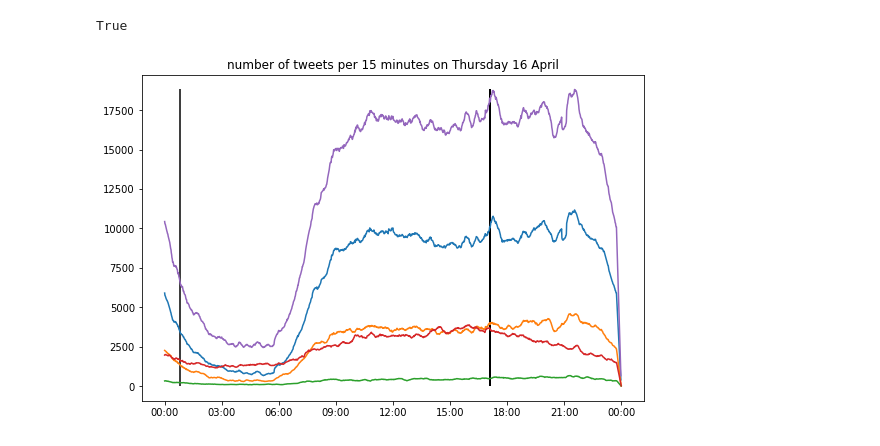
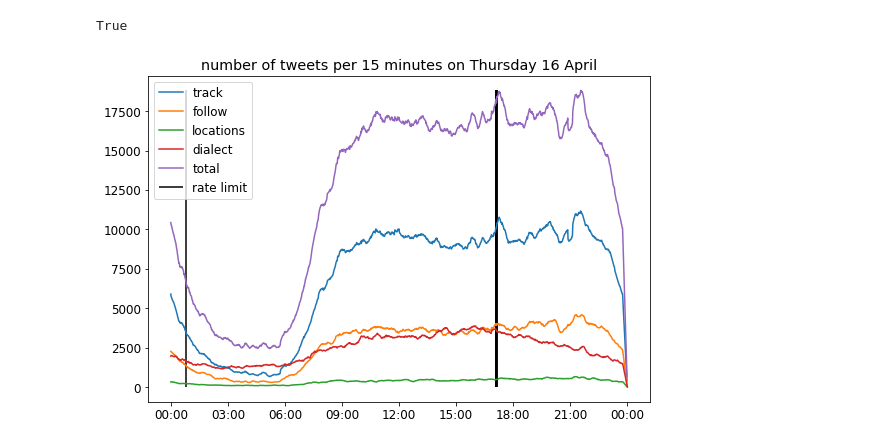
Before and after one commit to puregome/notebooks, a Jupyter notebook: rate-limit-checks.ipynb, the cells around one changed output. Drawn from its saved outputs; the diff is of its cells as text; code cells hidden in the pictures.

Commit message:
improved graphs

```diff
--- a/rate-limit-checks.ipynb
+++ b/rate-limit-checks.ipynb
@@ -62,14 +62,16 @@ myFmt = mdates.DateFormatter('%H:%M')
 DATEFORMAT = "%Y%m%d%H%M"
 
 plt.figure(figsize=(9,6))
-ax = plt.subplot(111)
-ax.xaxis.set_major_formatter(myFmt)
-ax.plot_date(stringArrayToDates(counts[TRACK].keys(),dateFormat=DATEFORMAT),list(counts[TRACK].values()),xdate=True,fmt="-",label=TRACK)
-ax.plot_date(stringArrayToDates(counts[FOLLOW].keys(),dateFormat=DATEFORMAT),list(counts[FOLLOW].values()),xdate=True,fmt="-",label=FOLLOW)
-ax.plot_date(stringArrayToDates(counts[LOCATIONS].keys(),dateFormat=DATEFORMAT),list(counts[LOCATIONS].values()),xdate=True,fmt="-",label=LOCATIONS)
-ax.plot_date(stringArrayToDates(counts[DIALECT].keys(),dateFormat=DATEFORMAT),list(counts[DIALECT].values()),xdate=True,fmt="-",label=DIALECT)
-ax.plot_date(stringArrayToDates(counts[TOTAL].keys(),dateFormat=DATEFORMAT),list(counts[TOTAL].values()),xdate=True,fmt="-",label=TOTAL)
+ax1 = plt.subplot(111)
+ax1.xaxis.set_major_formatter(myFmt)
+ax1.plot_date(stringArrayToDates(counts[TRACK].keys(),dateFormat=DATEFORMAT),list(counts[TRACK].values()),xdate=True,fmt="-",label=TRACK)
+ax1.plot_date(stringArrayToDates(counts[FOLLOW].keys(),dateFormat=DATEFORMAT),list(counts[FOLLOW].values()),xdate=True,fmt="-",label=FOLLOW)
+ax1.plot_date(stringArrayToDates(counts[LOCATIONS].keys(),dateFormat=DATEFORMAT),list(counts[LOCATIONS].values()),xdate=True,fmt="-",label=LOCATIONS)
+ax1.plot_date(stringArrayToDates(counts[DIALECT].keys(),dateFormat=DATEFORMAT),list(counts[DIALECT].values()),xdate=True,fmt="-",label=DIALECT)
+ax1.plot_date(stringArrayToDates(counts[TOTAL].keys(),dateFormat=DATEFORMAT),list(counts[TOTAL].values()),xdate=True,fmt="-",label=TOTAL)
+ax1.legend()
 for i in range(0,len(RATELIMITHITS)):
-    plt.vlines(datetime.fromtimestamp(int(RATELIMITHITS[i][0:10])),0,max(counts[TOTAL].values()))
+    plt.vlines(datetime.fromtimestamp(int(RATELIMITHITS[i][0:10])),0,max(counts[TOTAL].values()),label="rate limit" if i == 0 else "")
 plt.title("number of tweets per minute on Thursday 16 April")
-dummy = ax.legend()
+ax1.legend()
+plt.show()
@@ -90,17 +94,18 @@ True
 # %%
 MINS = 15
 
 plt.figure(figsize=(9,6))
 ax2 = plt.subplot(111)
 ax2.xaxis.set_major_formatter(myFmt)
 ax2.plot_date(stringArrayToDates(counts[TRACK].keys(),dateFormat=DATEFORMAT),list(aggregate(counts[TRACK],MINS).values()),xdate=True,fmt="-",label=TRACK)
 ax2.plot_date(stringArrayToDates(counts[FOLLOW].keys(),dateFormat=DATEFORMAT),list(aggregate(counts[FOLLOW],MINS).values()),xdate=True,fmt="-",label=FOLLOW)
 ax2.plot_date(stringArrayToDates(counts[LOCATIONS].keys(),dateFormat=DATEFORMAT),list(aggregate(counts[LOCATIONS],MINS).values()),xdate=True,fmt="-",label=LOCATIONS)
 ax2.plot_date(stringArrayToDates(counts[DIALECT].keys(),dateFormat=DATEFORMAT),list(aggregate(counts[DIALECT],MINS).values()),xdate=True,fmt="-",label=DIALECT)
 ax2.plot_date(stringArrayToDates(counts[TOTAL].keys(),dateFormat=DATEFORMAT),list(aggregate(counts[TOTAL],MINS).values()),xdate=True,fmt="-",label=TOTAL)
 for i in range(0,len(RATELIMITHITS)):
-    plt.vlines(datetime.fromtimestamp(int(RATELIMITHITS[i][0:10])),0,max(list(aggregate(counts[TOTAL],MINS).values())))
+    plt.vlines(datetime.fromtimestamp(int(RATELIMITHITS[i][0:10])),0,max(list(aggregate(counts[TOTAL],MINS).values())),label="rate limit" if i == 0 else "")
 plt.title("number of tweets per "+str(MINS)+" minutes on Thursday 16 April")
-dummy = ax.legend()
+ax2.legend()
+plt.show()
 # %% [output]
-[figure, old version]
+[figure, new version]
```
Also changed, not shown: parts of 2 cells of this notebook.
